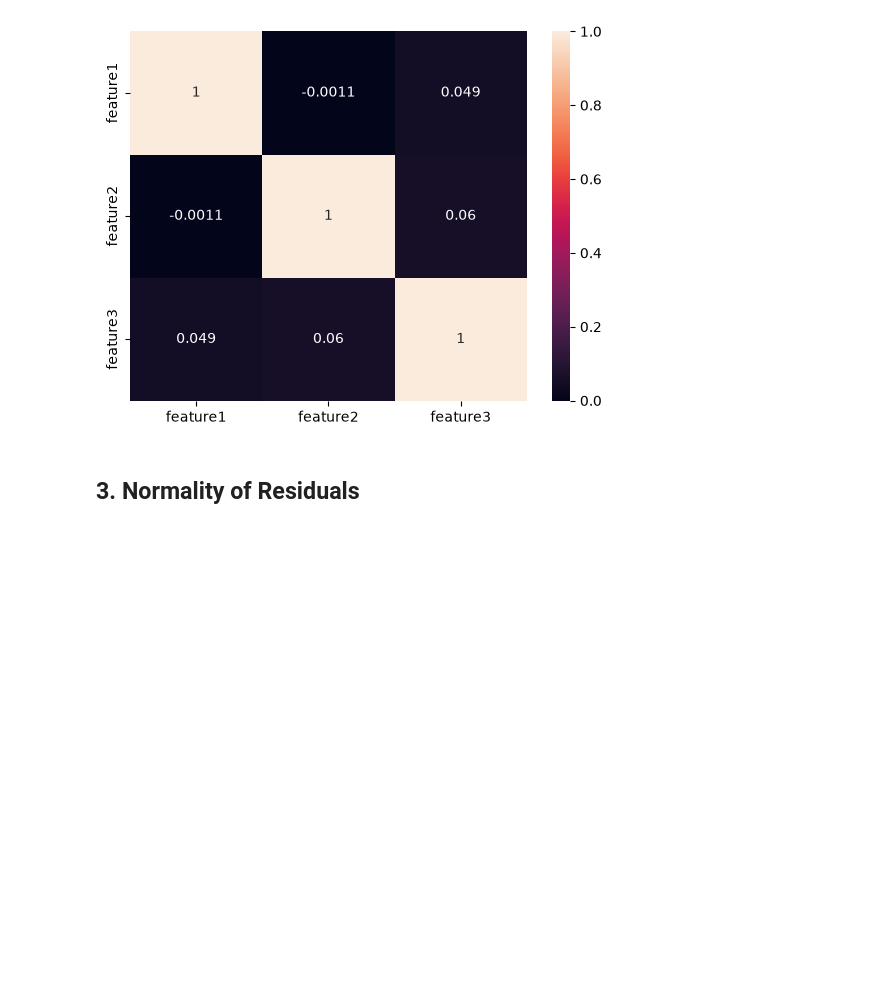
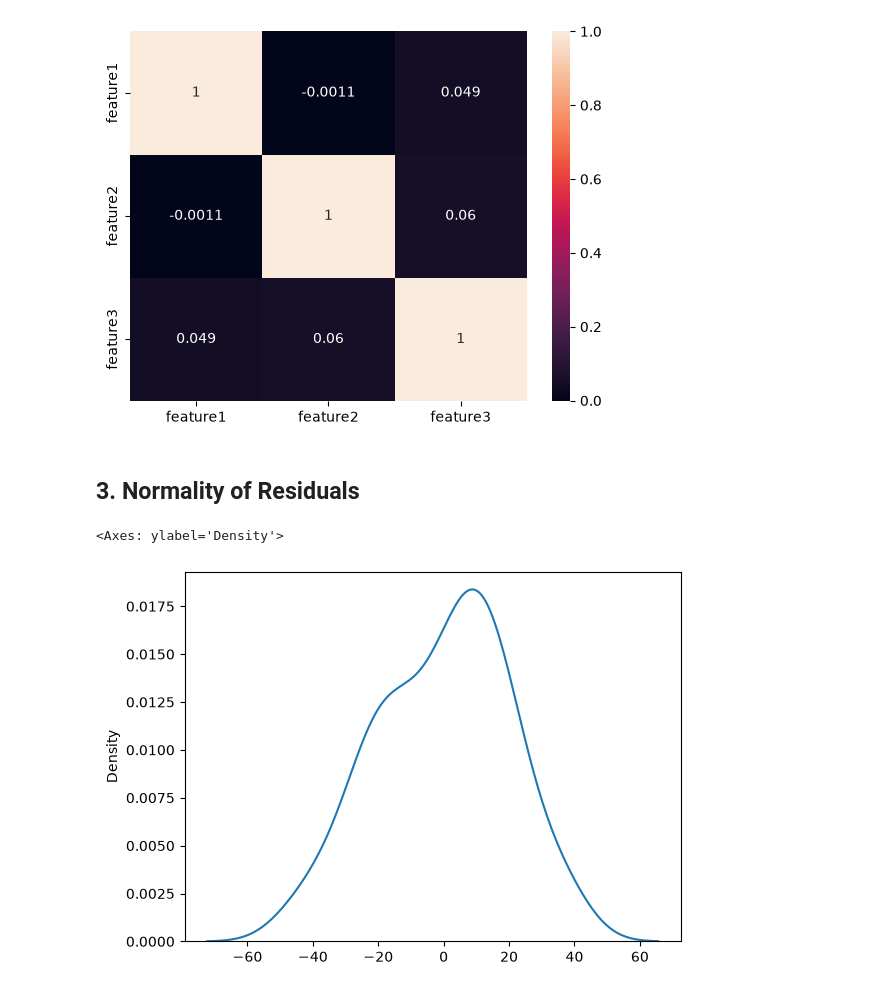
Before and after one commit to vishnu-g4947/AI-ML, a Jupyter notebook: machine_learning/04_MODEL_ALGO/06_LR_assumtions.ipynb, the cells around one changed output. Saved outputs shown, nothing was run; the diff lists cells and outputs as text; code cells hidden in the pictures; blank space fills up the shorter version.

```diff
--- a/machine_learning/04_MODEL_ALGO/06_LR_assumtions.ipynb
+++ b/machine_learning/04_MODEL_ALGO/06_LR_assumtions.ipynb
@@ -68,3 +68,8 @@ sns.heatmap(df.iloc[:, 0:3].corr(),annot=True)
 [figure]
 # %% [markdown]
 ## 3. Normality of Residuals
+# %%
+sns.kdeplot(residual)
+# %% [output]
+<Axes: ylabel='Density'>
+[figure, added]
```
Also changed, not shown: parts of 1 cell of this notebook.
